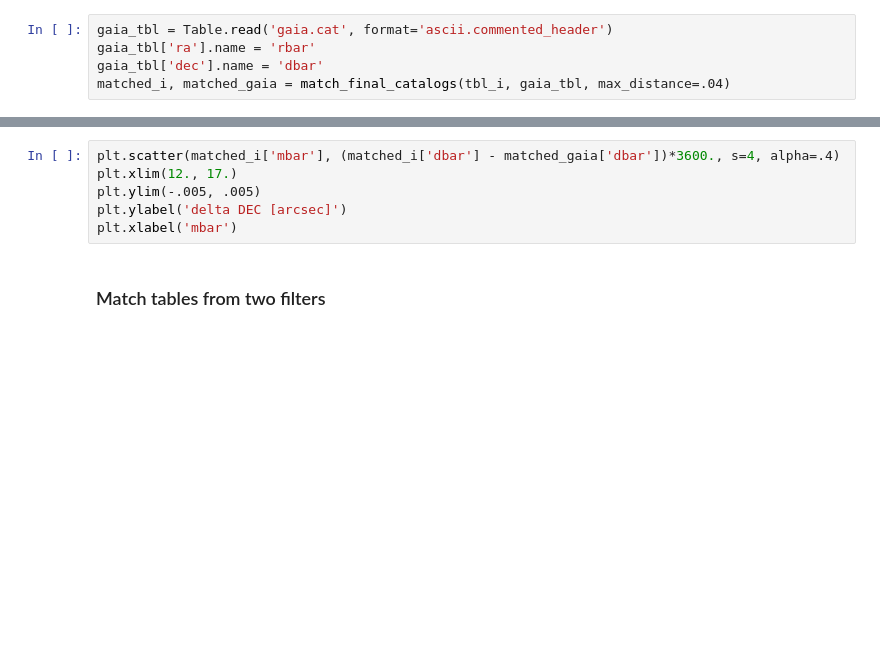
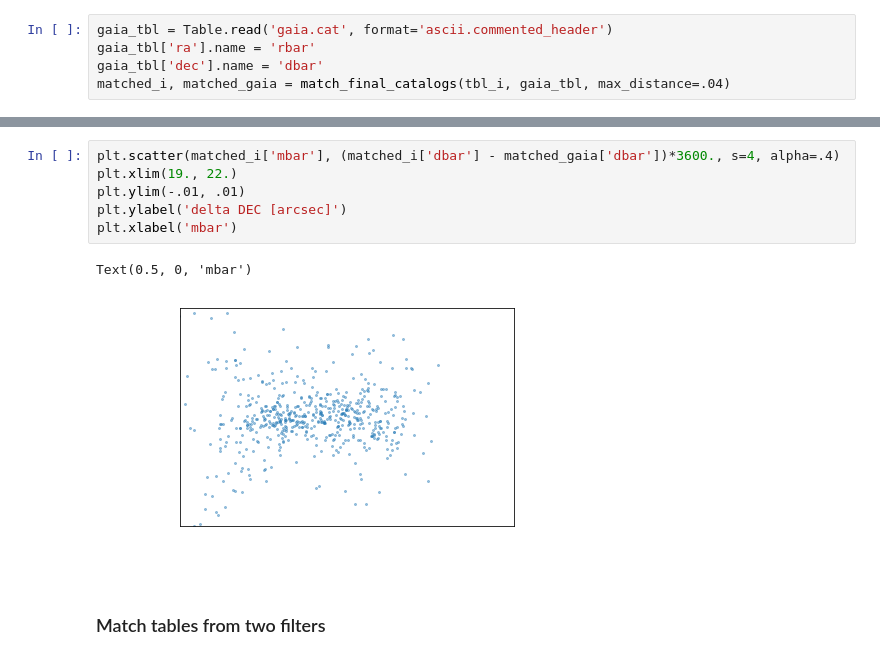
Before and after one commit to spacetelescope/wfc3_photometry, a Jupyter notebook: hst1pass_PSF_Photometry_simple_example.ipynb, the cells around one changed output, grey strips where cells are left out. Drawn from its saved outputs; the diff is of its cells as text; blank space fills up the shorter version.

```diff
--- a/hst1pass_PSF_Photometry_simple_example.ipynb
+++ b/hst1pass_PSF_Photometry_simple_example.ipynb
@@ -236,9 +421,12 @@ plt.xlabel('mbar')
 # %%
 plt.scatter(matched_i['mbar'], (matched_i['dbar'] - matched_gaia['dbar'])*3600., s=4, alpha=.4)
-plt.xlim(12., 17.)
-plt.ylim(-.005, .005)
+plt.xlim(19., 22.)
+plt.ylim(-.01, .01)
 plt.ylabel('delta DEC [arcsec]')
 plt.xlabel('mbar')
+# %% [output]
+Text(0.5, 0, 'mbar')
+[figure, added]
 # %% [markdown]
 ### Match tables from two filters
 # %% [markdown]
```
Also changed, not shown: parts of 28 cells of this notebook, 3 other files.
